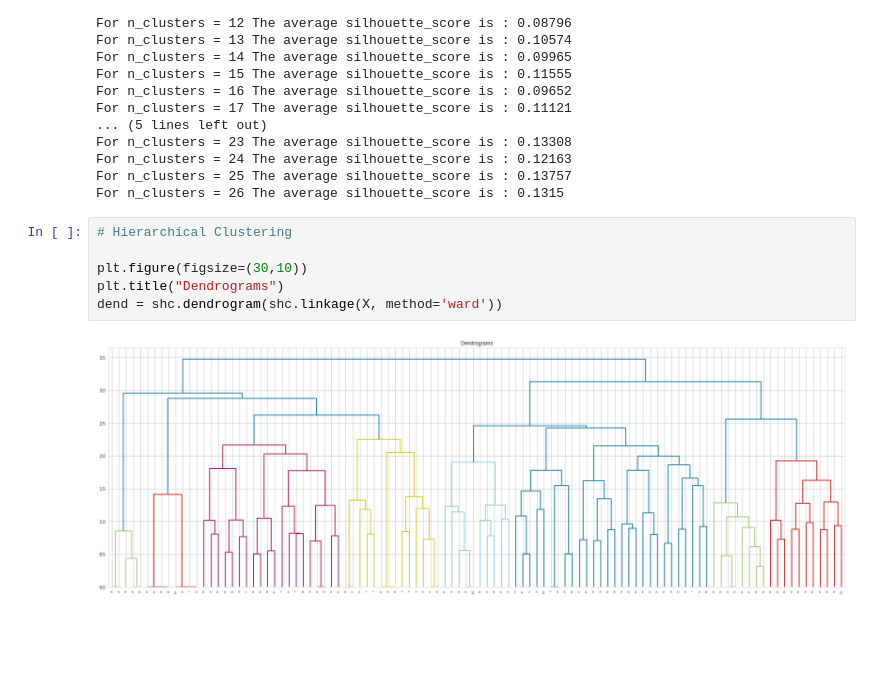
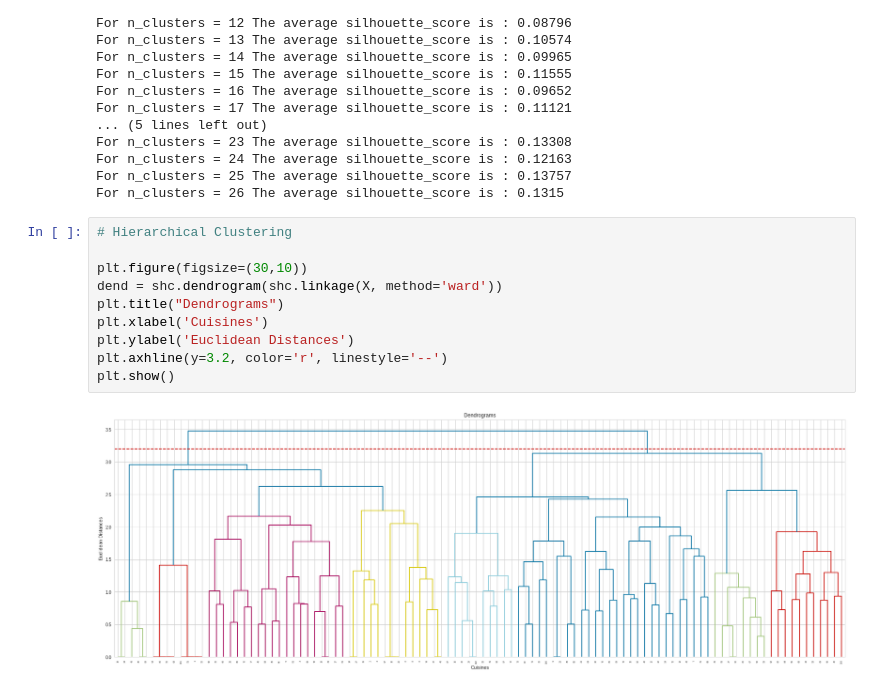
Before and after one commit to SethupathyM/Unsupervised_ML_Clustering_and_Sentiment_Analysis_Zomato_Restaurant, a Jupyter notebook: Zomato_Restaurant_Clustering_and_Sentiment_Analysis_.ipynb, the cells around one changed output. Cells and saved outputs as stored; diff of their text form; blank space fills up the shorter version.

```diff
--- a/Zomato_Restaurant_Clustering_and_Sentiment_Analysis_.ipynb
+++ b/Zomato_Restaurant_Clustering_and_Sentiment_Analysis_.ipynb
@@ -640,8 +684,12 @@ For n_clusters = 26 The average silhouette_score is : 0.1315
 # %%
 # Hierarchical Clustering
 
 plt.figure(figsize=(30,10))
+dend = shc.dendrogram(shc.linkage(X, method='ward'))
 plt.title("Dendrograms")
-dend = shc.dendrogram(shc.linkage(X, method='ward'))
+plt.xlabel('Cuisines')
+plt.ylabel('Euclidean Distances')
+plt.axhline(y=3.2, color='r', linestyle='--')
+plt.show()
 # %% [output]
-[figure, old version]
+[figure, new version]
```
Also changed, not shown: parts of 17 cells of this notebook.
